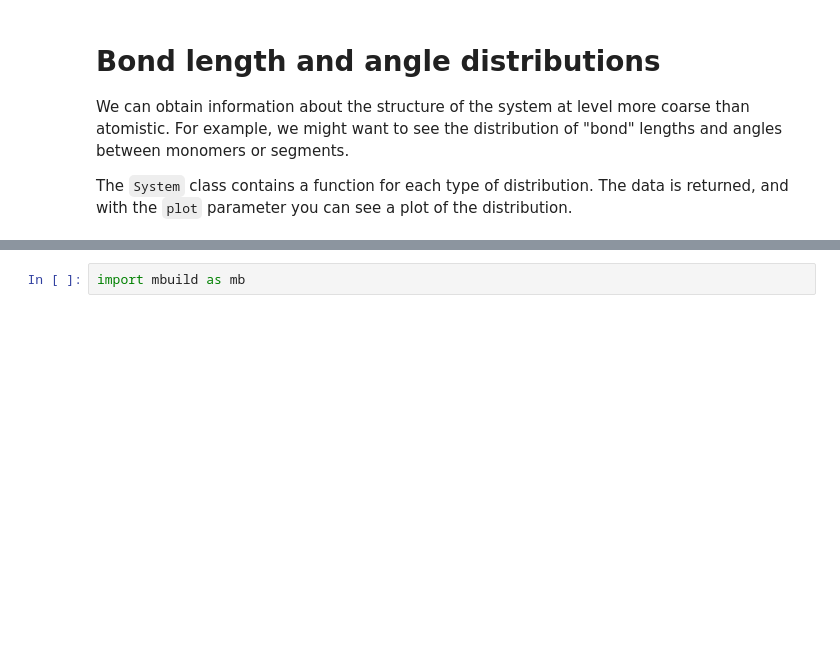
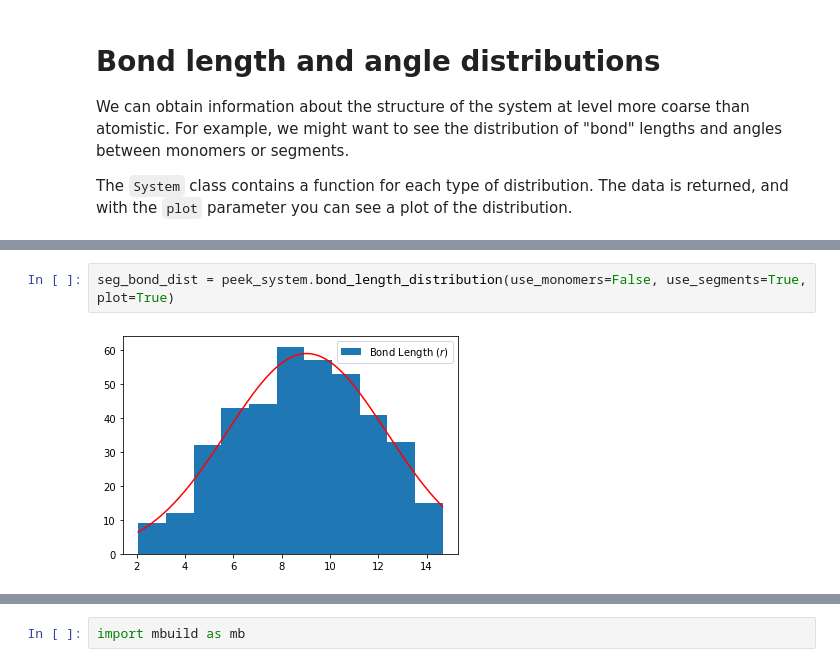
Before and after one commit to cmelab/cmeutils, a Jupyter notebook: cmeutils/tutorials/cmeutils-polymer.ipynb, the cells around one changed output, grey strips where cells are left out. Drawn from its saved outputs; the diff is of its cells as text; blank space fills up the shorter version.

```diff
--- a/cmeutils/tutorials/cmeutils-polymer.ipynb
+++ b/cmeutils/tutorials/cmeutils-polymer.ipynb
@@ -80,0 +118,4 @@ ang_dist = peek_system.bond_angle_distribution(nbins=20, plot=True)
+# %%
+seg_bond_dist = peek_system.bond_length_distribution(use_monomers=False, use_segments=True, plot=True)
+# %% [output]
+[figure, added]
```
Also changed, not shown: parts of 18 cells of this notebook, 1 other file.
